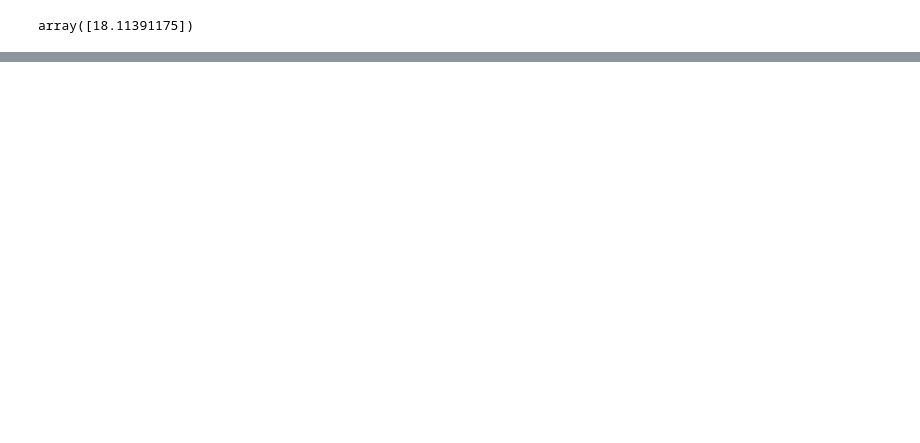
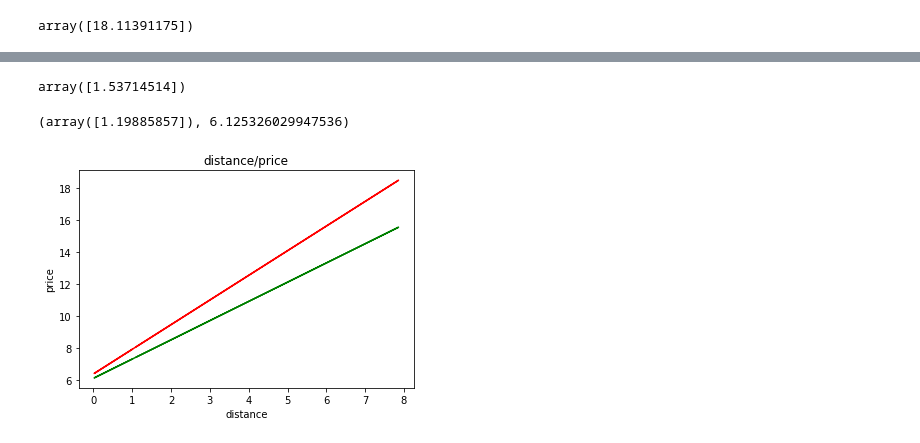
Before and after one commit to L2egg/L2egg, a Jupyter notebook: 제주도.ipynb, the cells around one changed output, grey strips where cells are left out. Cells and saved outputs as stored; diff of their text form; code cells hidden in the pictures; blank space fills up the shorter version.

```diff
--- a/제주도.ipynb
+++ b/제주도.ipynb
@@ -392,0 +421,17 @@ dataset_uberpool[dataset_uberpool['distance'] >7.5]
+# %%
+dataset_uberx = dataset7[dataset7['name']=='UberX']
+# %%
+X1 = dataset_uberx[['distance']].values
+y1 = dataset_uberx['price'].values
+
+reg1 = LinearRegression()
+reg1.fit(X1,y1)
+reg1.coef_
+# %% [output]
+array([1.53714514])
+# %%
+pred = reg1.predict(X1)
+# %%
+reg.coef_, reg.intercept_
+# %% [output]
+(array([1.19885857]), 6.125326029947536)
@@ -392,0 +440,9 @@ dataset_uberpool[dataset_uberpool['distance'] >7.5]
+# %%
+plt.plot(X,y_pred, color='green')
+plt.plot(X1,pred, color='red')
+plt.title("distance/price")
+plt.xlabel('distance')
+plt.ylabel('price')
+plt.show()
+# %% [output]
+[figure, added]
```
Also changed, not shown: parts of 27 cells of this notebook.
